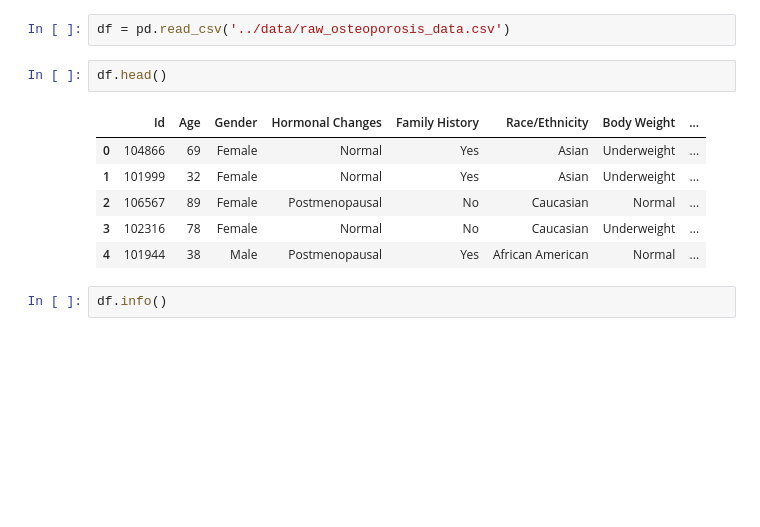
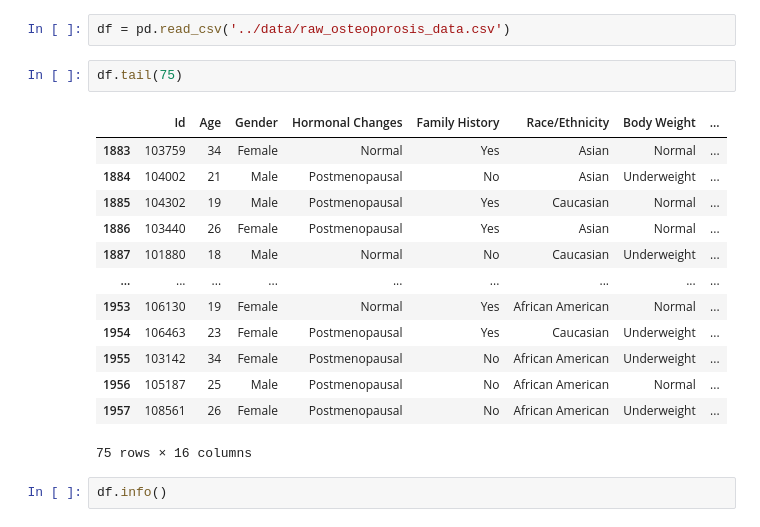
Before and after one commit to dyltran/osteoporosis-risk, a Jupyter notebook: notebooks/pipeline_VietThy.ipynb, the cells around one changed output. Saved outputs shown, nothing was run; the diff lists cells and outputs as text; blank space fills up the shorter version.

```diff
--- a/notebooks/pipeline_VietThy.ipynb
+++ b/notebooks/pipeline_VietThy.ipynb
@@ -6,14 +6,21 @@ import seaborn as sns
 # %%
 df = pd.read_csv('../data/raw_osteoporosis_data.csv')
 # %%
-df.head()
+df.tail(75)
 # %% [output]
 |  | Id | Age | Gender | Hormonal Changes | Family History | Race/Ethnicity | Body Weight | ... |
-| 0 | 104866 | 69 | Female | Normal | Yes | Asian | Underweight | ... |
-| 1 | 101999 | 32 | Female | Normal | Yes | Asian | Underweight | ... |
-| 2 | 106567 | 89 | Female | Postmenopausal | No | Caucasian | Normal | ... |
-| 3 | 102316 | 78 | Female | Normal | No | Caucasian | Underweight | ... |
-| 4 | 101944 | 38 | Male | Postmenopausal | Yes | African American | Normal | ... |
+| 1883 | 103759 | 34 | Female | Normal | Yes | Asian | Normal | ... |
+| 1884 | 104002 | 21 | Male | Postmenopausal | No | Asian | Underweight | ... |
+| 1885 | 104302 | 19 | Male | Postmenopausal | Yes | Caucasian | Normal | ... |
+| 1886 | 103440 | 26 | Female | Postmenopausal | Yes | Asian | Normal | ... |
+| 1887 | 101880 | 18 | Male | Normal | No | Caucasian | Underweight | ... |
+| ... | ... | ... | ... | ... | ... | ... | ... | ... |
+| 1953 | 106130 | 19 | Female | Normal | Yes | African American | Normal | ... |
+| 1954 | 106463 | 23 | Female | Postmenopausal | Yes | Caucasian | Underweight | ... |
+| 1955 | 103142 | 34 | Female | Postmenopausal | No | African American | Underweight | ... |
+| 1956 | 105187 | 25 | Male | Postmenopausal | No | African American | Normal | ... |
+| 1957 | 108561 | 26 | Female | Postmenopausal | No | African American | Underweight | ... |
+75 rows × 16 columns
 # %%
 df.info()
 # %% [output]
```
Also changed, not shown: parts of 7 cells of this notebook, 1 other file.
